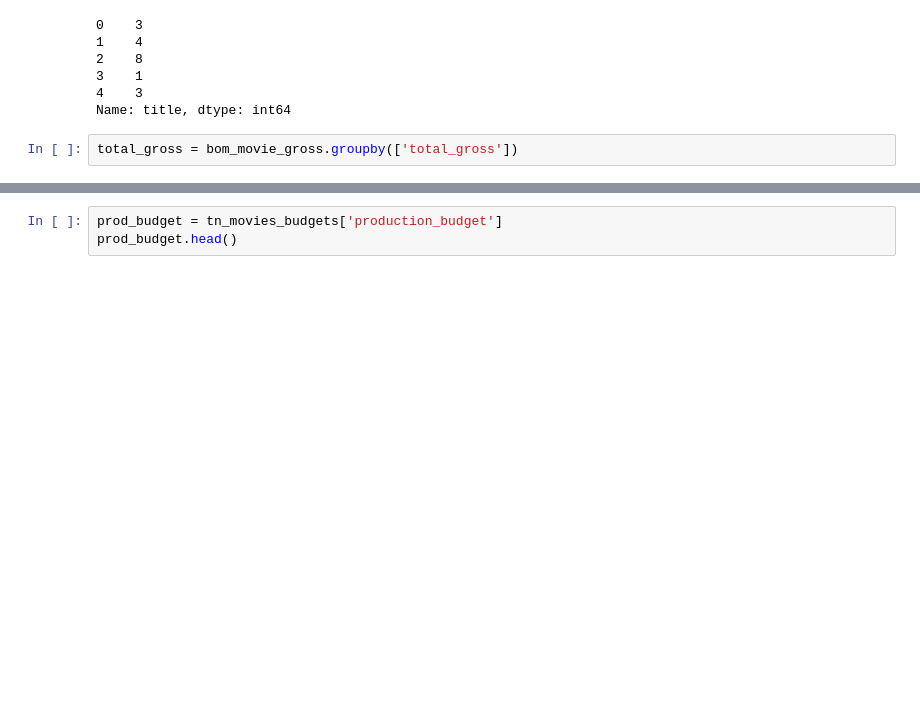
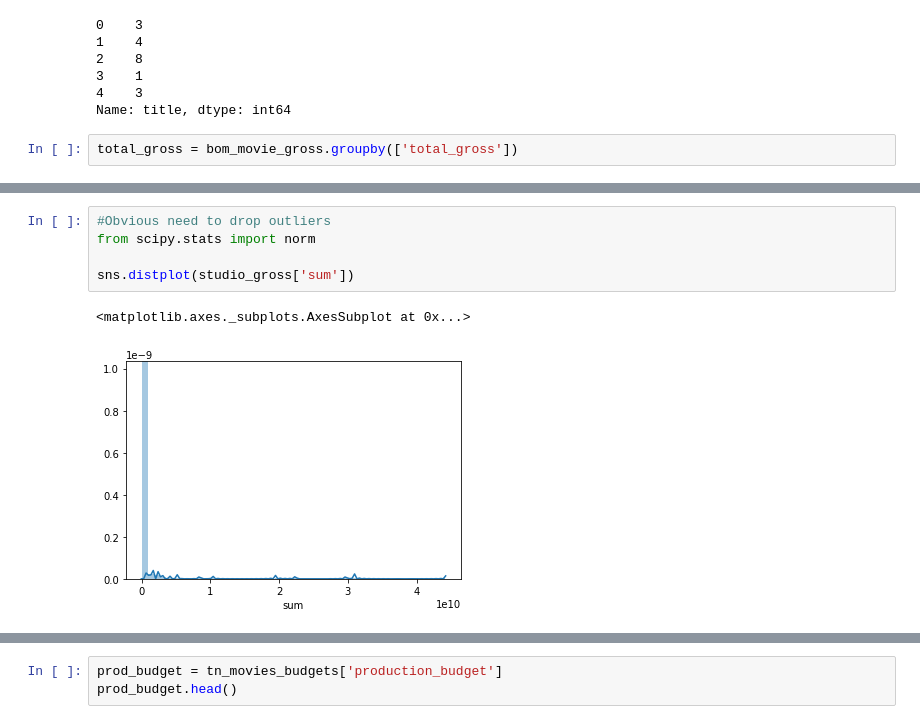
Before and after one commit to dapsavoie/dsc-mod-1-project-v2-1-online-ds-ft-120919, a Jupyter notebook: student.ipynb, the cells around one changed output, grey strips where cells are left out. Drawn from its saved outputs; the diff is of its cells as text; blank space fills up the shorter version.

```diff
--- a/student.ipynb
+++ b/student.ipynb
@@ -429,0 +522,8 @@ total_gross = bom_movie_gross.groupby(['total_gross'])
+# %%
+#Obvious need to drop outliers
+from scipy.stats import norm
+
+sns.distplot(studio_gross['sum'])
+# %% [output]
+<matplotlib.axes._subplots.AxesSubplot at 0x...>
+[figure, added]
```
Also changed, not shown: parts of 32 cells of this notebook.
